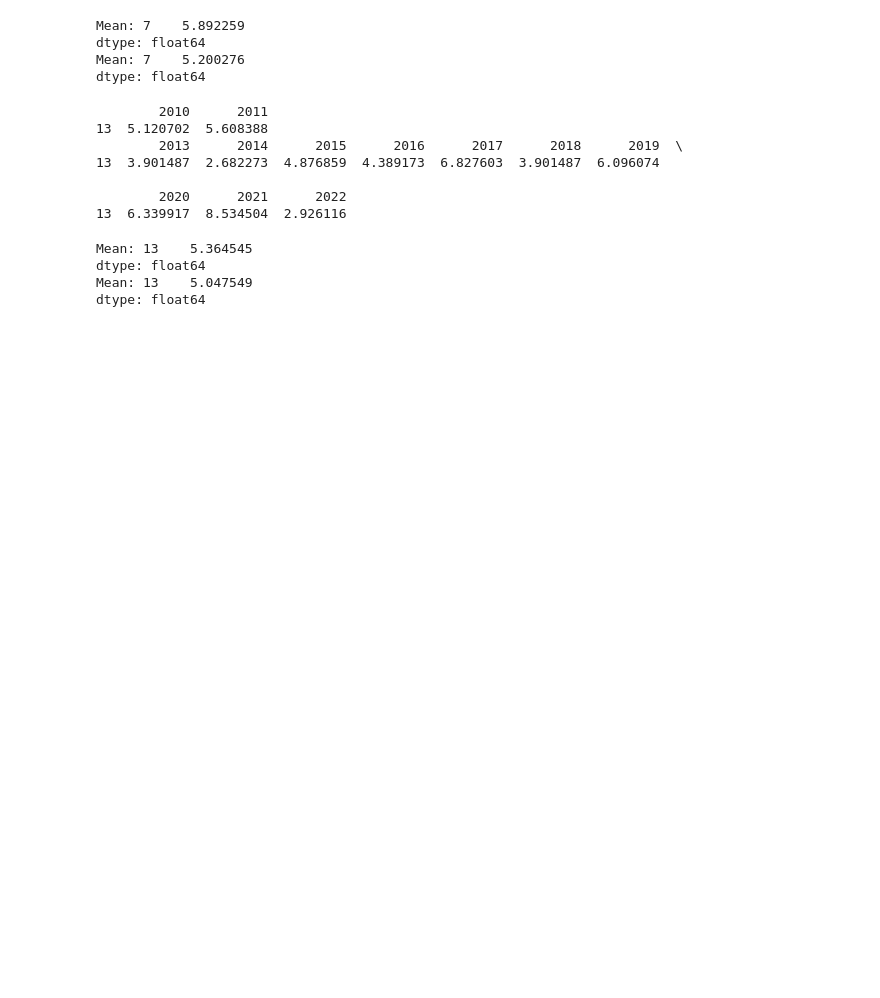
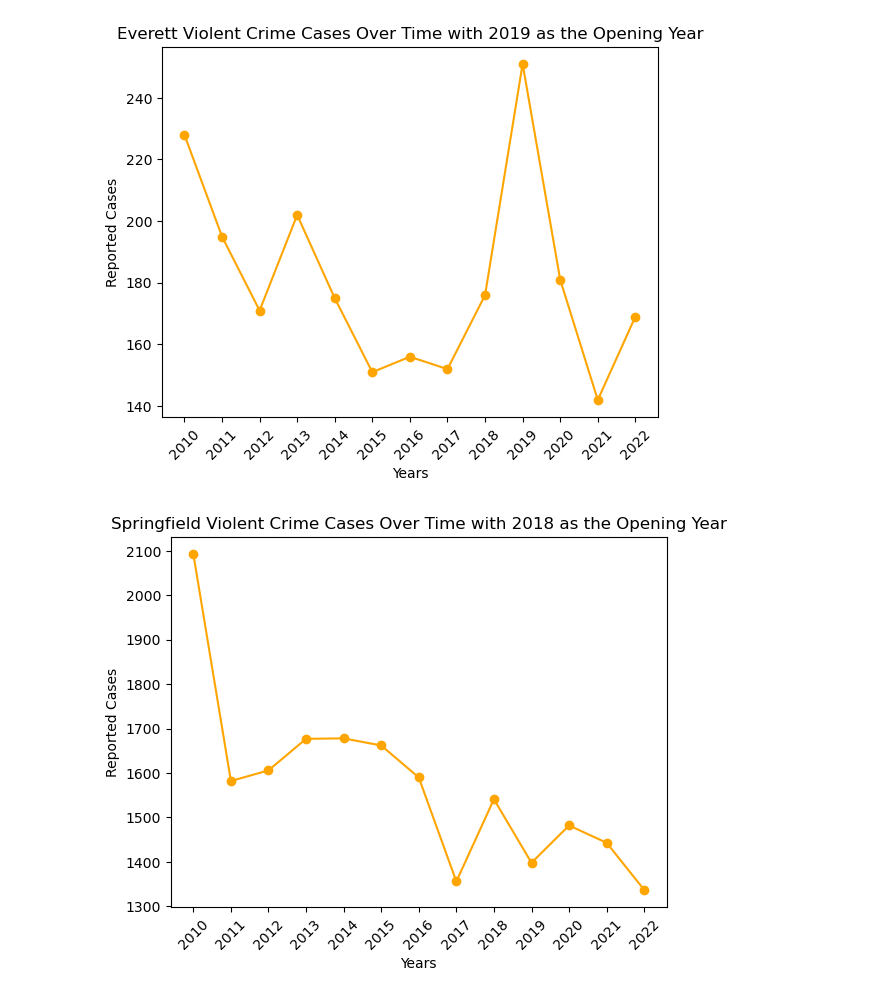
Before and after one commit to Ethan-sev/ET_Project, a Jupyter notebook: Trevor_Folder/Trevor.ipynb, the cells around one changed output. Saved outputs shown, nothing was run; the diff lists cells and outputs as text; code cells hidden in the pictures; blank space fills up the shorter version.

```diff
--- a/Trevor_Folder/Trevor.ipynb
+++ b/Trevor_Folder/Trevor.ipynb
@@ -421,42 +1,27 @@ print(adjusted_columbus_after_2012)
-# %%
-mean_before_columbus = adjusted_columbus_before_2012.mean(axis=1)
-print(f"Mean: {mean_before_columbus}")
-mean_after_columbus = adjusted_columbus_after_2012.mean(axis=1)
-print(f"Mean: {mean_after_columbus}")
-# %% [output]
-Mean: 7    5.892259
-dtype: float64
-Mean: 7    5.200276
-dtype: float64
-# %%
-Oxford_df = df[df['City'] == 'Oxford']
-
-before_2012 = Oxford_df[Oxford_df['series'] == 'Reported'].iloc[:, 2:4]  # Columns for years 2010-2016
-after_2012 = Oxford_df[Oxford_df['series'] == 'Reported'].iloc[:, 5:]  # Columns for years 2017-2022
-
-population_oxford = population_data['Oxford']
-adjusted_oxford_before_2012 = before_2012.divide(population_oxford) * 1000  # Adjusted per 1000 residents
-adjusted_oxford_after_2012 = after_2012.divide(population_oxford) * 1000  # Adjusted per 1000 residents
-
-
-print(adjusted_oxford_before_2012)
-
-print(adjusted_oxford_after_2012)
-# %% [output]
-        2010      2011
-13  5.120702  5.608388
-        2013      2014      2015      2016      2017      2018      2019  \
-13  3.901487  2.682273  4.876859  4.389173  6.827603  3.901487  6.096074
-
-        2020      2021      2022
-13  6.339917  8.534504  2.926116
-# %%
-mean_before_oxford = adjusted_oxford_before_2012.mean(axis=1)
-print(f"Mean: {mean_before_oxford}")
-mean_after_oxford = adjusted_oxford_after_2012.mean(axis=1)
-print(f"Mean: {mean_after_oxford}")
-# %% [output]
-Mean: 13    5.364545
-dtype: float64
-Mean: 13    5.047549
-dtype: float64
+# %%
+import pandas as pd
+import matplotlib.pyplot as plt
+
+df = pd.read_csv("/Users/trevormcdonough/Desktop/ET_Project/data-storage/merged_data.csv")
+
+# Setting when each of the city's casinos opened
+casino_openings = {
+    'Everett': 2019, 'Springfield': 2018, 'Schenectady': 2017,
+    'Clark_County': 2015, 'Cincinatti': 2013, 'Baltimore': 2014,
+    'Des_Plaines': 2011, 'Columbus': 2012, 'Oxford': 2012
+}
+
+# Creating a line graph for each individual city with the violent crime cases over time
+for city, opening_year in casino_openings.items():
+    city_df = df[df['City'] == city]
+    reported_df = city_df[city_df['series'] == 'Reported'].drop(columns=['City', 'series']).transpose()
+
+    plt.plot(reported_df, marker='o', color='orange', linestyle='-')
+    plt.xlabel("Years")
+    plt.ylabel("Reported Cases")
+    plt.title(f"{city} Violent Crime Cases Over Time with {opening_year} as the Opening Year")
+    plt.xticks(rotation=45)
+    plt.show()
+# %% [output]
+[figure, added]
+[figure, added]
```
Also changed, not shown: parts of 50 cells of this notebook.
